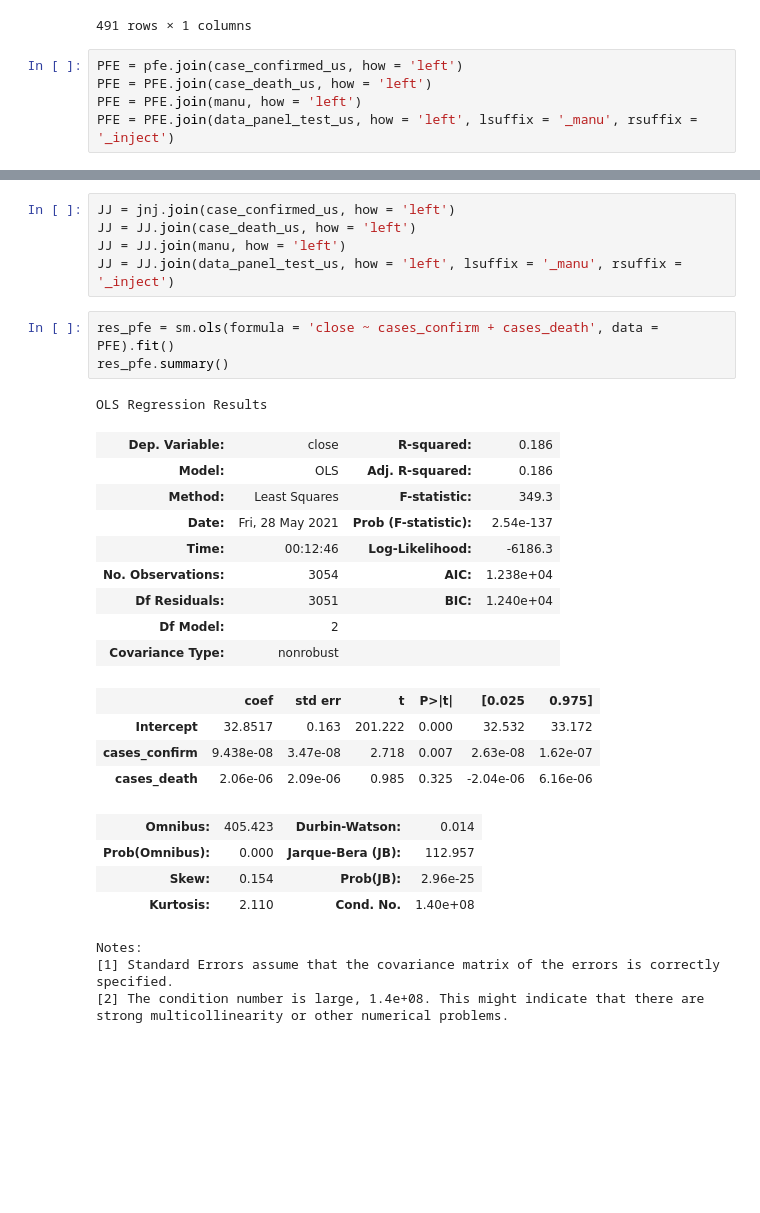
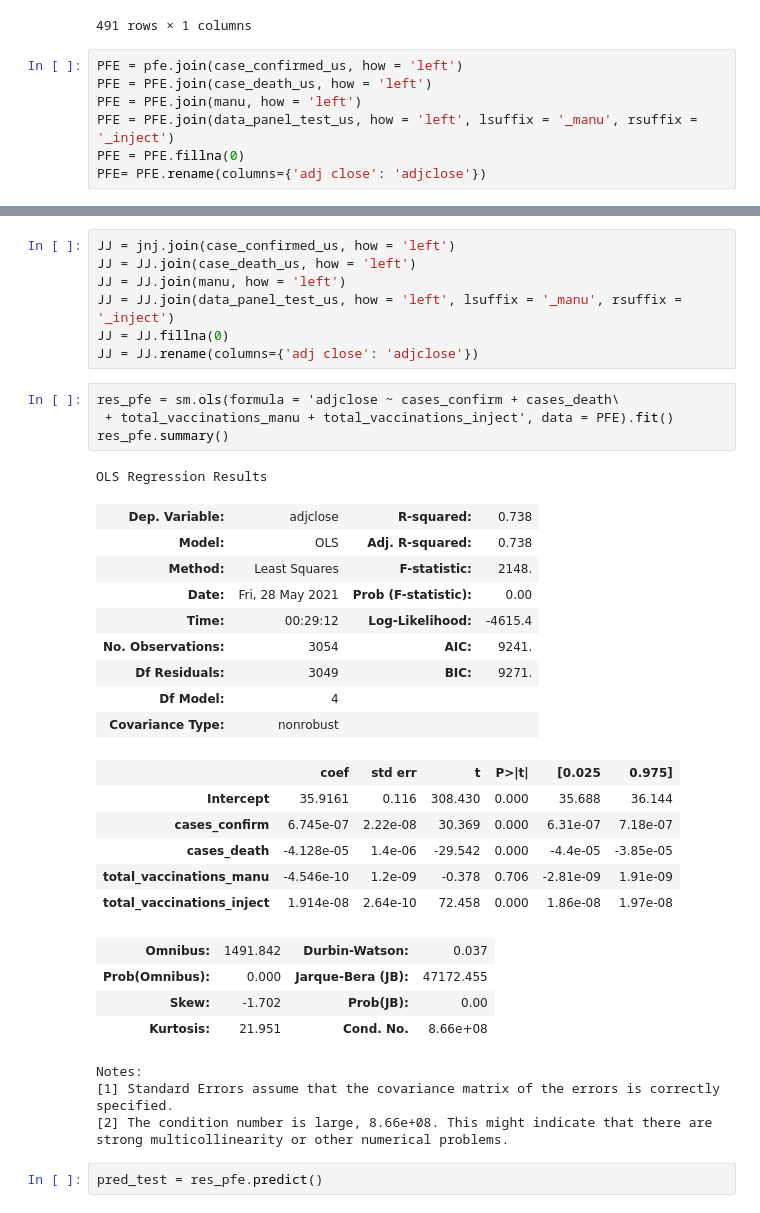
Before and after one commit to juno-yuu/COVID-Vaccine-and-Biotech-industry, a Jupyter notebook: Final_Project_Clean.ipynb, the cells around one changed output, grey strips where cells are left out. Saved outputs shown, nothing was run; the diff lists cells and outputs as text; blank space fills up the shorter version.

```diff
--- a/Final_Project_Clean.ipynb
+++ b/Final_Project_Clean.ipynb
@@ -438,4 +438,6 @@ PFE = pfe.join(case_confirmed_us, how = 'left')
 PFE = PFE.join(case_death_us, how = 'left')
 PFE = PFE.join(manu, how = 'left')
 PFE = PFE.join(data_panel_test_us, how = 'left', lsuffix = '_manu', rsuffix = '_inject')
+PFE = PFE.fillna(0)
+PFE= PFE.rename(columns={'adj close': 'adjclose'})
 # %%
@@ -457,30 +465,37 @@ JJ = jnj.join(case_confirmed_us, how = 'left')
 JJ = JJ.join(case_death_us, how = 'left')
 JJ = JJ.join(manu, how = 'left')
 JJ = JJ.join(data_panel_test_us, how = 'left', lsuffix = '_manu', rsuffix = '_inject')
+JJ = JJ.fillna(0)
+JJ = JJ.rename(columns={'adj close': 'adjclose'})
 # %%
-res_pfe = sm.ols(formula = 'close ~ cases_confirm + cases_death', data = PFE).fit()
+res_pfe = sm.ols(formula = 'adjclose ~ cases_confirm + cases_death\
+ + total_vaccinations_manu + total_vaccinations_inject', data = PFE).fit()
 res_pfe.summary()
 # %% [output]
 OLS Regression Results
-| Dep. Variable: | close | R-squared: | 0.186 |
-| Model: | OLS | Adj. R-squared: | 0.186 |
-| Method: | Least Squares | F-statistic: | 349.3 |
-| Date: | Fri, 28 May 2021 | Prob (F-statistic): | 2.54e-137 |
-| Time: | 00:12:46 | Log-Likelihood: | -6186.3 |
-| No. Observations: | 3054 | AIC: | 1.238e+04 |
-| Df Residuals: | 3051 | BIC: | 1.240e+04 |
-| Df Model: | 2 |  |  |
+| Dep. Variable: | adjclose | R-squared: | 0.738 |
+| Model: | OLS | Adj. R-squared: | 0.738 |
+| Method: | Least Squares | F-statistic: | 2148. |
+| Date: | Fri, 28 May 2021 | Prob (F-statistic): | 0.00 |
+| Time: | 00:29:12 | Log-Likelihood: | -4615.4 |
+| No. Observations: | 3054 | AIC: | 9241. |
+| Df Residuals: | 3049 | BIC: | 9271. |
+| Df Model: | 4 |  |  |
 | Covariance Type: | nonrobust |  |  |
 |  | coef | std err | t | P>|t| | [0.025 | 0.975] |
-| Intercept | 32.8517 | 0.163 | 201.222 | 0.000 | 32.532 | 33.172 |
-| cases_confirm | 9.438e-08 | 3.47e-08 | 2.718 | 0.007 | 2.63e-08 | 1.62e-07 |
-| cases_death | 2.06e-06 | 2.09e-06 | 0.985 | 0.325 | -2.04e-06 | 6.16e-06 |
+| Intercept | 35.9161 | 0.116 | 308.430 | 0.000 | 35.688 | 36.144 |
+| cases_confirm | 6.745e-07 | 2.22e-08 | 30.369 | 0.000 | 6.31e-07 | 7.18e-07 |
+| cases_death | -4.128e-05 | 1.4e-06 | -29.542 | 0.000 | -4.4e-05 | -3.85e-05 |
+| total_vaccinations_manu | -4.546e-10 | 1.2e-09 | -0.378 | 0.706 | -2.81e-09 | 1.91e-09 |
+| total_vaccinations_inject | 1.914e-08 | 2.64e-10 | 72.458 | 0.000 | 1.86e-08 | 1.97e-08 |
-| Omnibus: | 405.423 | Durbin-Watson: | 0.014 |
-| Prob(Omnibus): | 0.000 | Jarque-Bera (JB): | 112.957 |
-| Skew: | 0.154 | Prob(JB): | 2.96e-25 |
-| Kurtosis: | 2.110 | Cond. No. | 1.40e+08 |
+| Omnibus: | 1491.842 | Durbin-Watson: | 0.037 |
+| Prob(Omnibus): | 0.000 | Jarque-Bera (JB): | 47172.455 |
+| Skew: | -1.702 | Prob(JB): | 0.00 |
+| Kurtosis: | 21.951 | Cond. No. | 8.66e+08 |
 Notes:
 [1] Standard Errors assume that the covariance matrix of the errors is correctly specified.
-[2] The condition number is large, 1.4e+08. This might indicate that there are
+[2] The condition number is large, 8.66e+08. This might indicate that there are
 strong multicollinearity or other numerical problems.
+# %%
+pred_test = res_pfe.predict()
 # %%
```
Also changed, not shown: parts of 4 cells of this notebook.
